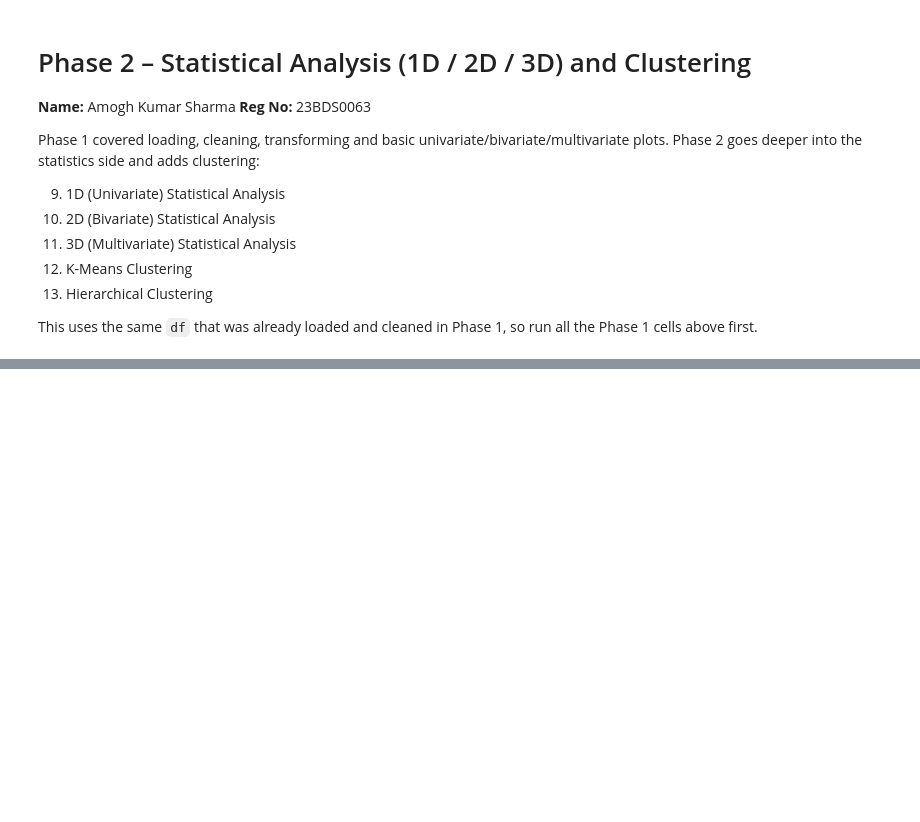
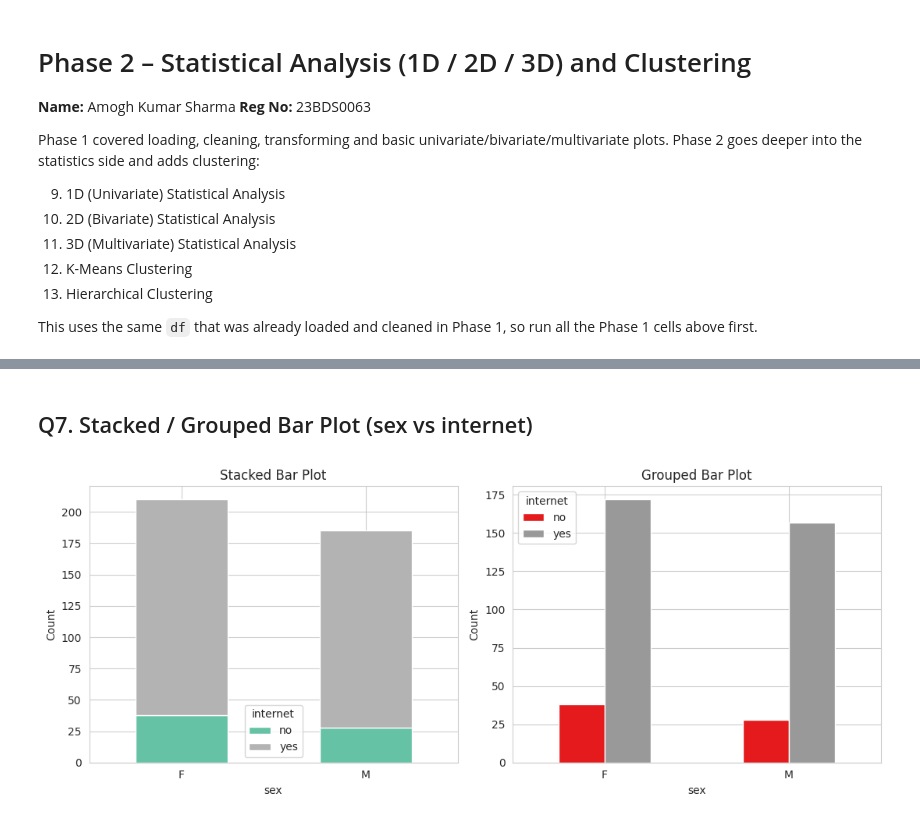
Before and after one commit to amoghsharma6996/AmoghKumarSharma23BDS0063, a Jupyter notebook: EDA_Phase1_Amogh.ipynb, the cells around one changed output, grey strips where cells are left out. Saved outputs shown, nothing was run; the diff lists cells and outputs as text; code cells hidden in the pictures; blank space fills up the shorter version.

```diff
--- a/EDA_Phase1_Amogh.ipynb
+++ b/EDA_Phase1_Amogh.ipynb
@@ -718,0 +555,13 @@ This completes all Phase 2 requirements (1D/2D/3D statistical analysis, K-Means
+# %%
+cat1, cat2 = 'sex', 'internet'
+
+contingency = pd.crosstab(df[cat1], df[cat2])
+row_pct = pd.crosstab(df[cat1], df[cat2], normalize='index') * 100     # prop.table(..., margin=1)
+col_pct = pd.crosstab(df[cat1], df[cat2], normalize='columns') * 100   # prop.table(..., margin=2)
+
+print("Contingency table (counts):")
+print(contingency)
+print("\nRow percentages (%):")
+print(row_pct.round(2))
+print("\nColumn percentages (%):")
+print(col_pct.round(2))
@@ -718,0 +586,21 @@ This completes all Phase 2 requirements (1D/2D/3D statistical analysis, K-Means
+# %% [markdown]
+## Q7. Stacked / Grouped Bar Plot (sex vs internet)
+# %%
+fig, axes = plt.subplots(1, 2, figsize=(11, 4.5))
+
+contingency.plot(kind='bar', stacked=True, ax=axes[0], colormap='Set2')
+axes[0].set_title("Stacked Bar Plot")
+axes[0].set_xlabel(cat1)
+axes[0].set_ylabel("Count")
+axes[0].tick_params(axis='x', rotation=0)
+
+contingency.plot(kind='bar', stacked=False, ax=axes[1], colormap='Set1')
+axes[1].set_title("Grouped Bar Plot")
+axes[1].set_xlabel(cat1)
+axes[1].set_ylabel("Count")
+axes[1].tick_params(axis='x', rotation=0)
+
+plt.tight_layout()
+plt.show()
+# %% [output]
+[figure, added]
```
Also changed, not shown: parts of 87 cells of this notebook.
